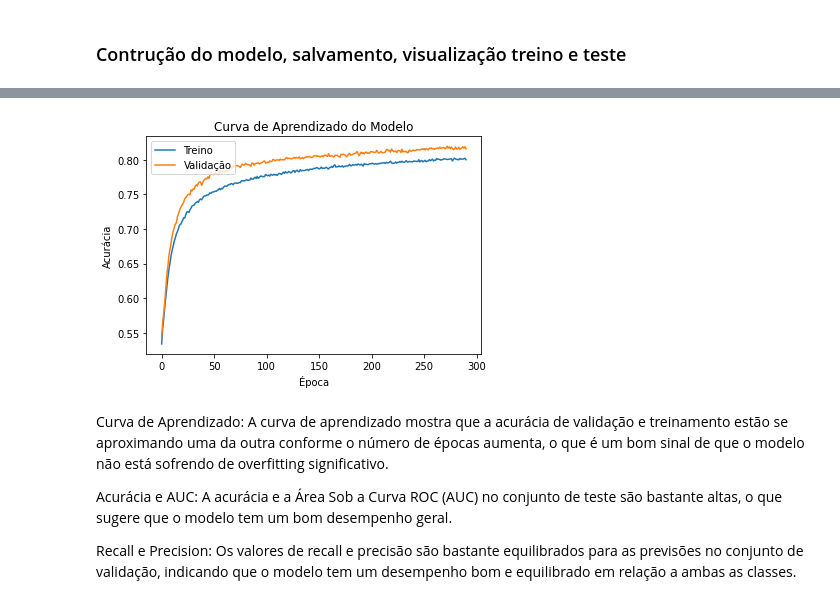
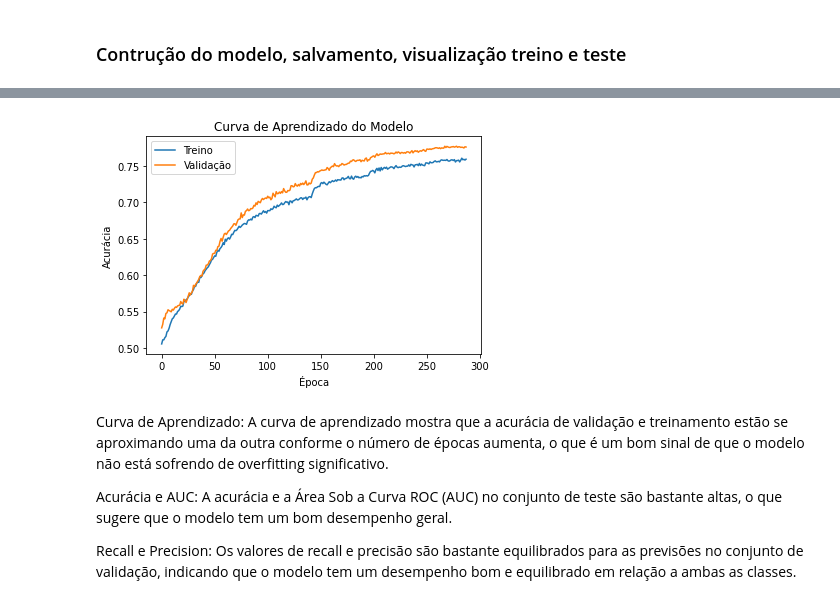
Before and after one commit to nathancarlos22/eo-fut-live, a Jupyter notebook: src/model-rede.ipynb, the cells around one changed output, grey strips where cells are left out. Cells and saved outputs as stored; diff of their text form; code cells hidden in the pictures.

```diff
--- a/src/model-rede.ipynb
+++ b/src/model-rede.ipynb
@@ -76,7 +74,7 @@ with open('../models/preprocessor.pickle', 'wb') as f:
 X_transformed = preprocessor.transform(X)
 print("Dados transformados pelo preprocessador.")
 
-X_train, X_test, y_train, y_test = train_test_split(X_transformed, y, test_size=0.20, random_state=42)
+X_train, X_test, y_train, y_test = train_test_split(X_transformed, y, test_size=0.20, random_state=42, stratify=y)
 print("Dados divididos em conjuntos de treino e teste.")
 # %% [output]
 Dados separados em características (X) e variável alvo (y).
@@ -90,43 +88,51 @@ Dados divididos em conjuntos de treino e teste.
 # %% [markdown]
 ### Contrução do modelo, salvamento, visualização treino e teste
 # %%
+from keras.layers import Dense, Dropout, BatchNormalization
+from keras.models import Sequential
+from keras.optimizers import Adam
 from sklearn.metrics import roc_auc_score
 from keras.regularizers import l2, l1_l2
 import tensorflow as tf  # Import the l2 regularizer
 from sklearn.utils import class_weight
 from sklearn.utils.class_weight import compute_class_weight
 from sklearn.metrics import classification_report
-
-# , kernel_regularizer=l2(0.00005)))
+from keras.callbacks import EarlyStopping, ReduceLROnPlateau
 
 # classes = np.unique(y_train)
 # weights = compute_class_weight(class_weight='balanced', classes=classes, y=y_train)
 # class_weights = dict(zip(classes, weights))
 
-# Criação do modelo com possivelmente mais capacidade
+# Aumentar a complexidade da rede adicionando mais neurônios e camadas
+# Construção do modelo
 model = Sequential()
-model.add(Dense(256, activation='relu', input_shape=(X_train.shape[1],)))
-model.add(Dropout(0.25))  # Ajuste fino do dropout
-model.add(Dense(128, activation='relu'))
-model.add(Dropout(0.15))  # Ajuste fino do dropout
-model.add(Dense(64, activation='relu'))
+model.add(Dense(512, activation='relu', input_shape=(X_train.shape[1],), kernel_regularizer=l1_l2(l1=1e-5, l2=1e-4)))
+model.add(BatchNormalization())
+model.add(Dropout(0.5))
+model.add(Dense(256, activation='relu', kernel_regularizer=l1_l2(l1=1e-5, l2=1e-4)))
+model.add(BatchNormalization())
+model.add(Dropout(0.5))
+model.add(Dense(128, activation='relu', kernel_regularizer=l1_l2(l1=1e-5, l2=1e-4)))
+model.add(BatchNormalization())
+model.add(Dropout(0.4))  # Aumentar se houver sinais de overfitting
 model.add(Dense(1, activation='sigmoid'))
 
-# Otimizador com taxa de aprendizado inicial mais alta
-optimizer = Adam(learning_rate=0.001)
+# Otimizador e compilação do modelo
+optimizer = Adam(learning_rate=0.0001)
+model.compile(loss='binary_crossentropy', optimizer=optimizer, metrics=['accuracy', 'Recall', 'Precision', 'AUC'])
 
-model.compile(loss='binary_crossentropy',
-              optimizer=optimizer,
-              metrics=['accuracy', tf.metrics.Recall(), tf.metrics.Precision(), tf.metrics.AUC()])
+# Callbacks para ajuste fino e prevenção de overfitting
+reduce_lr = ReduceLROnPlateau(monitor='val_loss', factor=0.5, patience=5, min_lr=0.00001)
+early_stop = EarlyStopping(monitor='val_accuracy', patience=20, restore_best_weights=True)
 
-# Ajuste no callback de EarlyStopping
-early_stop = EarlyStopping(monitor='val_loss', patience=25, restore_best_weights=True)
-
-# Treinamento do modelo com pesos das classes se o conjunto for desbalanceado
-history = model.fit(X_train, y_train, epochs=500, batch_size=256,  # Alteração do batch size
-                    validation_data=(X_test, y_test),
-                    callbacks=[early_stop], verbose=1)
-
+# Treinamento do modelo
+history = model.fit(
+    X_train, y_train, epochs=500, batch_size=64,
+    validation_data=(X_test, y_test),
+    # class_weight=class_weight_dict,
+    callbacks=[early_stop, reduce_lr],
+    verbose=1
+)
 
 # Avaliando a acurácia e AUC do modelo
 train_acc = model.evaluate(X_train, y_train, verbose=0)[1]
@@ -143,10 +149,9 @@ predictions = model.predict(X_test)
 predictions = np.where(predictions > 0.5, 1, 0).flatten()  # Converter para 0s e 1s e achatar o array
 
 # Obtendo os rótulos verdadeiros
-y_true = y_test  # Substitua com o array correto de rótulos verdadeiros do conjunto de teste
 
 # Gerando o relatório de classificação
-report = classification_report(y_true, predictions, target_names=['Classe 0', 'Classe 1'])
+report = classification_report(y_test, predictions, target_names=['Classe 0', 'Classe 1'])
 
 # Imprimindo o relatório de classificação
 print("Relatório de Classificação:")
@@ -184,4 +189,4 @@ weighted avg       0.82      0.82      0.82     30850
-[figure, old version]
+[figure, new version]
 # %% [markdown]
 Curva de Aprendizado: A curva de aprendizado mostra que a acurácia de validação e treinamento estão se aproximando uma da outra conforme o número de épocas aumenta, o que é um bom sinal de que o modelo não está sofrendo de overfitting significativo.
 
```
Also changed, not shown: parts of 4 cells of this notebook, 41 other files.
